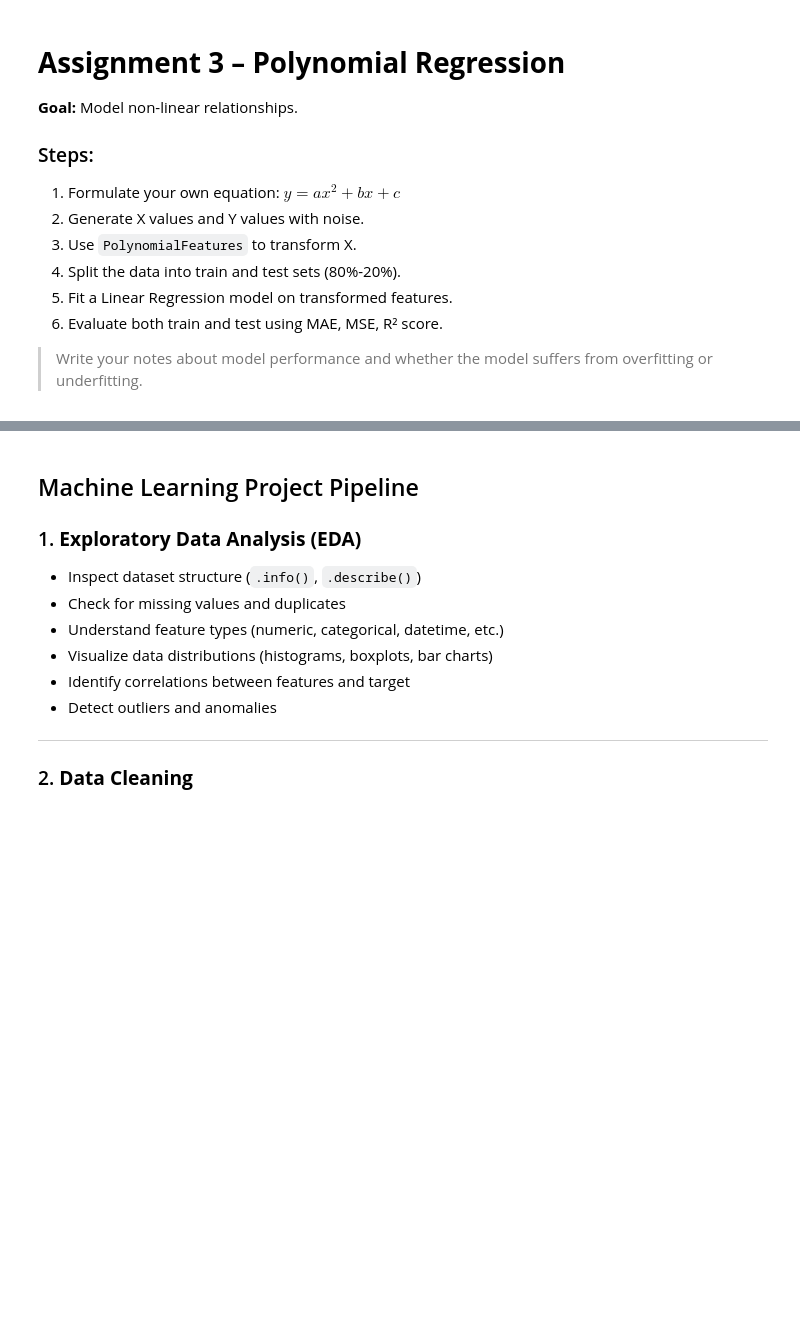
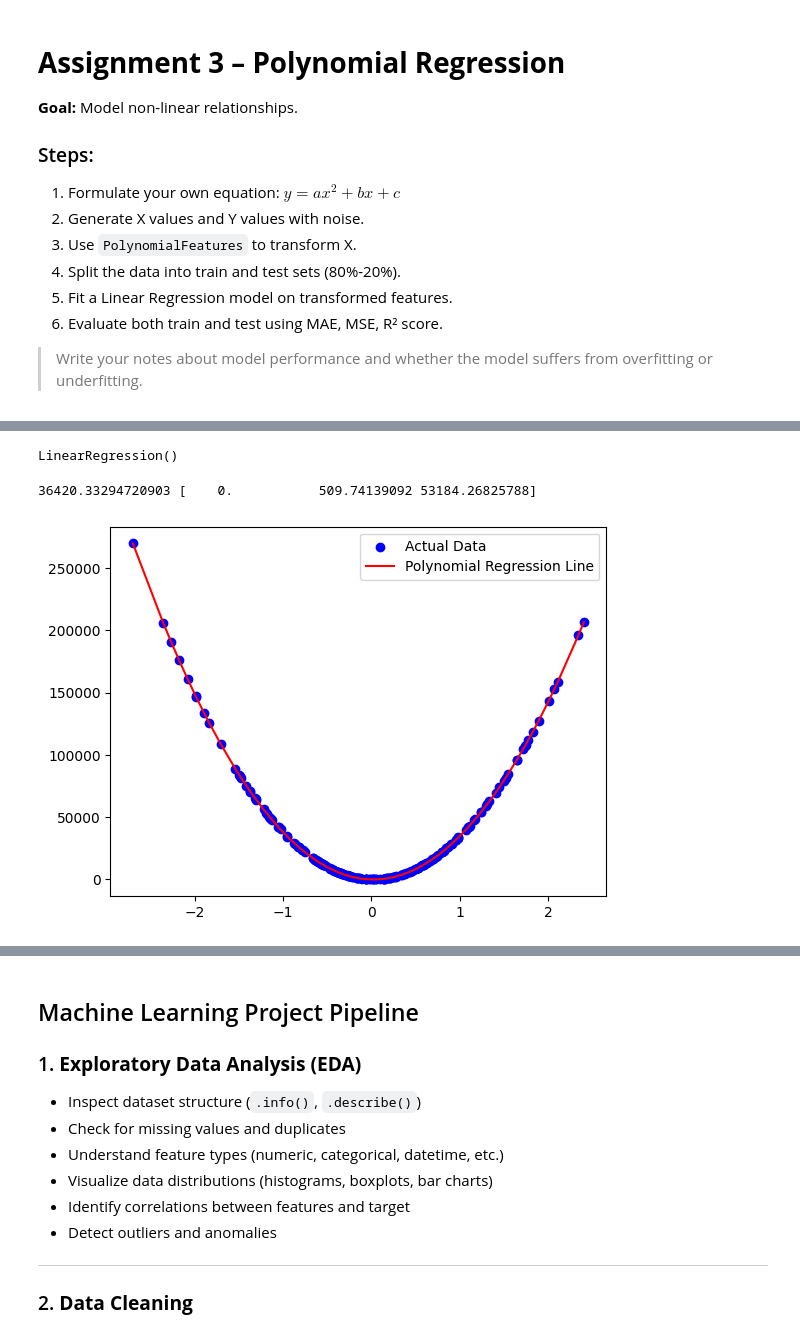
Before and after one commit to Abdallahyasser14/-Airline-Flights-Price-Prediction-Project, a Jupyter notebook: Regression_Task.ipynb, the cells around one changed output, grey strips where cells are left out. Saved outputs shown, nothing was run; the diff lists cells and outputs as text; code cells hidden in the pictures; blank space fills up the shorter version.

Commit message:
3-poly regression

```diff
--- a/Regression_Task.ipynb
+++ b/Regression_Task.ipynb
@@ -122,0 +198,40 @@ TEST R^2 ERROR 0.9999900903652266
+# %%
+from sklearn.preprocessing import PolynomialFeatures
+
+poly = PolynomialFeatures(degree=2)
+X_train = np.array(X_train).reshape(-1, 1)
+X_test = np.array(X_test).reshape(-1, 1)
+X_train_poly = poly.fit_transform(X_train)
+X_test_poly=poly.transform(X_test)
+
+
+from sklearn.preprocessing import StandardScaler
+scaler = StandardScaler()
+X_train_poly = scaler.fit_transform(X_train_poly)
+X_test_poly=scaler.transform(X_test_poly)
+# %%
+from sklearn.linear_model import LinearRegression
+model1 = LinearRegression()
+model1.fit(X_train_poly, y_train)
+# %% [output]
+LinearRegression()
+# %%
+print(model1.intercept_ ,model1.coef_)
+# %% [output]
+36420.33294720903 [    0.           509.74139092 53184.26825788]
+# %%
+
+predections_train=model1.predict(X_train_poly)
+predictions = model1.predict(X_test_poly)
+
+X_test_scaled = scaler.transform(X_test)
+sorted_idx = np.argsort(X_test_scaled[:, 0])    # sort data to plot it
+X_test_sorted = X_test_scaled[sorted_idx]
+predictions_sorted = predictions[sorted_idx]
+
+plt.scatter(X_test_scaled, y_test, color='blue', label='Actual Data')
+plt.plot(X_test_sorted, predictions_sorted, color='red', label='Polynomial Regression Line')
+plt.legend()
+plt.show()
+# %% [output]
+[figure, added]
```
Also changed, not shown: parts of 8 cells of this notebook.
